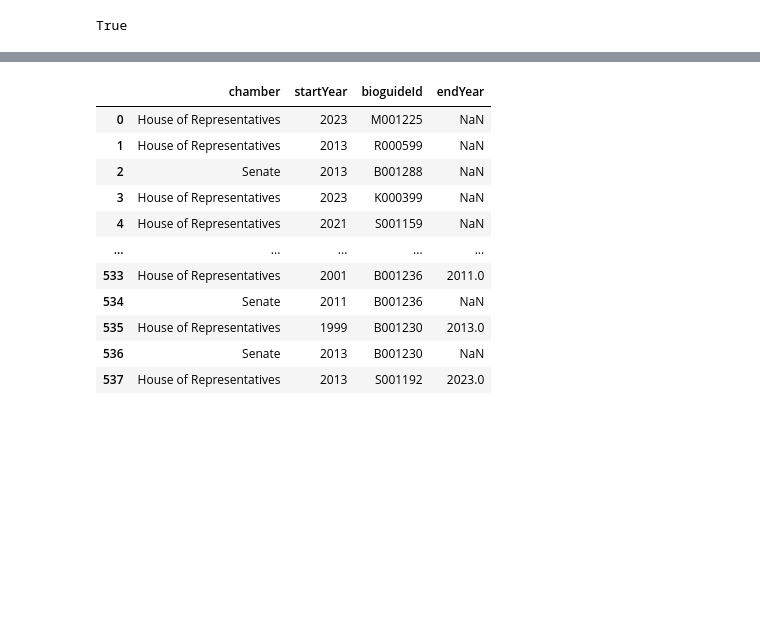
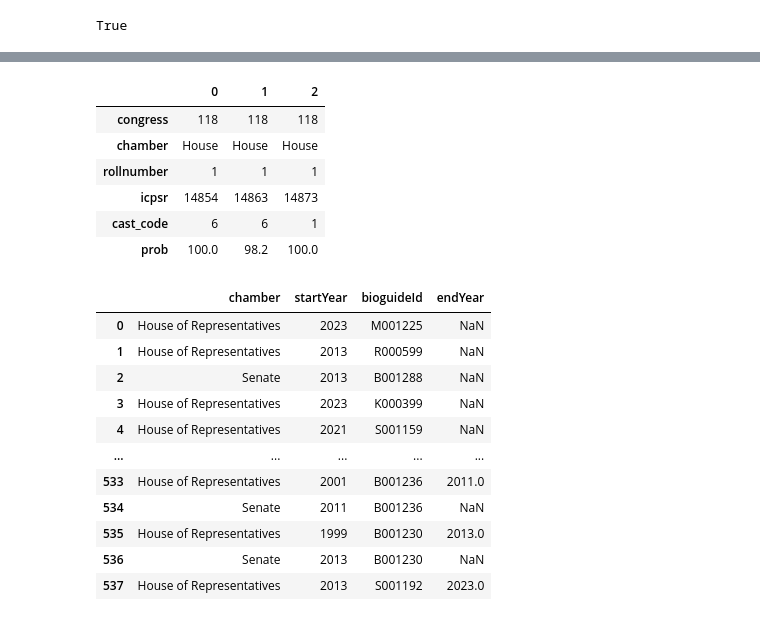
Before and after one commit to clarencew0083/contrans2024, a Jupyter notebook: sandbox.ipynb, the cells around one changed output, grey strips where cells are left out. Saved outputs shown, nothing was run; the diff lists cells and outputs as text; code cells hidden in the pictures; blank space fills up the shorter version.

```diff
--- a/sandbox.ipynb
+++ b/sandbox.ipynb
@@ -32,3 +62,13 @@ members
+# %%
+votes.head(3).T
+# %% [output]
+|  | 0 | 1 | 2 |
+| congress | 118 | 118 | 118 |
+| chamber | House | House | House |
+| rollnumber | 1 | 1 | 1 |
+| icpsr | 14854 | 14863 | 14873 |
+| cast_code | 6 | 6 | 1 |
+| prob | 100.0 | 98.2 | 100.0 |
 # %%
 terms, members = ct.terms_df(members)
 # %%
```
Also changed, not shown: parts of 5 cells of this notebook, 1 other file.
